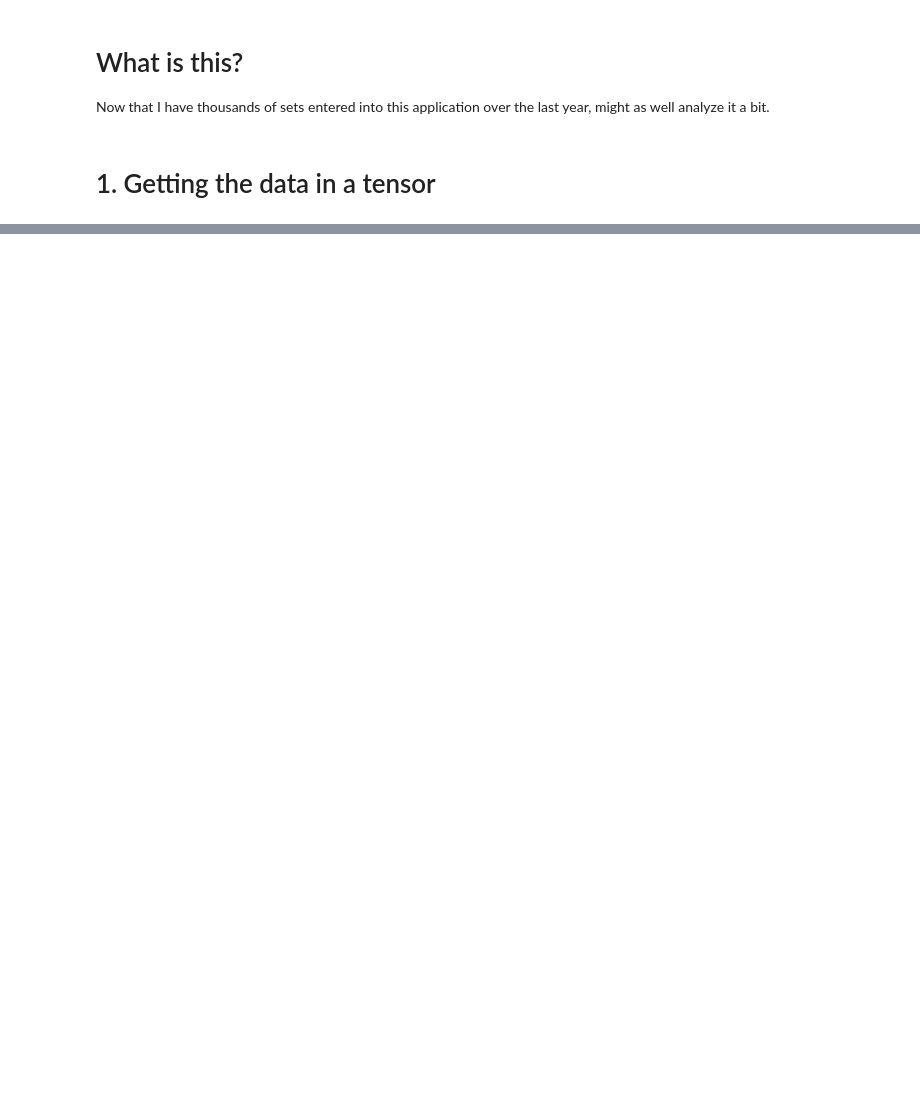
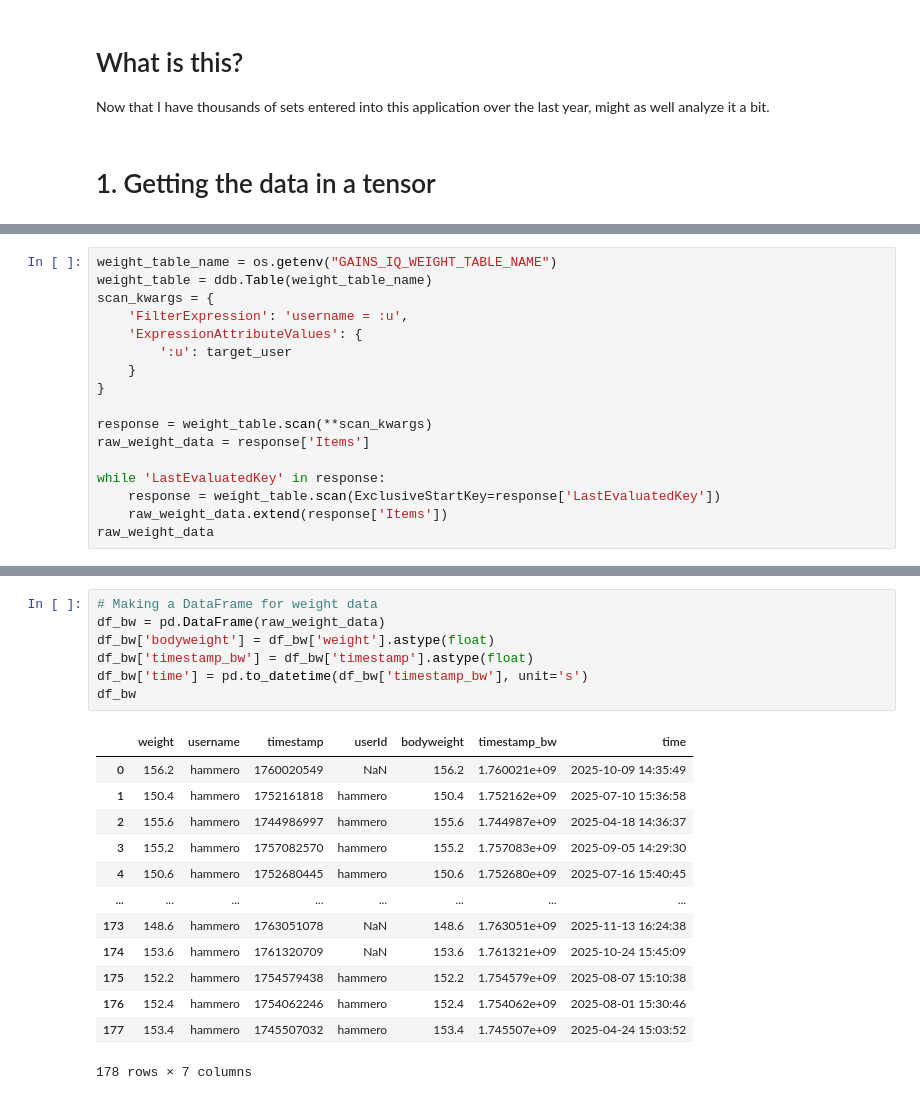
Before and after one commit to robbiehammond/GainsIQ, a Jupyter notebook: analysis/analysis.ipynb, the cells around one changed output, grey strips where cells are left out. Saved outputs shown, nothing was run; the diff lists cells and outputs as text; blank space fills up the shorter version.

```diff
--- a/analysis/analysis.ipynb
+++ b/analysis/analysis.ipynb
@@ -26,3 +27,20 @@ raw_set_data = response['Items']
 while 'LastEvaluatedKey' in response:
     response = sets_table.scan(ExclusiveStartKey=response['LastEvaluatedKey'])
     raw_set_data.extend(response['Items'])
+# %%
+weight_table_name = os.getenv("GAINS_IQ_WEIGHT_TABLE_NAME")
+weight_table = ddb.Table(weight_table_name)
+scan_kwargs = {
+    'FilterExpression': 'username = :u',
+    'ExpressionAttributeValues': {
+        ':u': target_user
+    }
+}
+
+response = weight_table.scan(**scan_kwargs)
+raw_weight_data = response['Items']
+
+while 'LastEvaluatedKey' in response:
+    response = weight_table.scan(ExclusiveStartKey=response['LastEvaluatedKey'])
+    raw_weight_data.extend(response['Items'])
+raw_weight_data
@@ -95,0 +130,21 @@ df
+# %%
+# Making a DataFrame for weight data
+df_bw = pd.DataFrame(raw_weight_data)
+df_bw['bodyweight'] = df_bw['weight'].astype(float)
+df_bw['timestamp_bw'] = df_bw['timestamp'].astype(float)
+df_bw['time'] = pd.to_datetime(df_bw['timestamp_bw'], unit='s')
+df_bw
+# %% [output]
+|  | weight | username | timestamp | userId | bodyweight | timestamp_bw | time |
+| 0 | 156.2 | hammero | 1760020549 | NaN | 156.2 | 1.760021e+09 | 2025-10-09 14:35:49 |
+| 1 | 150.4 | hammero | 1752161818 | hammero | 150.4 | 1.752162e+09 | 2025-07-10 15:36:58 |
+| 2 | 155.6 | hammero | 1744986997 | hammero | 155.6 | 1.744987e+09 | 2025-04-18 14:36:37 |
+| 3 | 155.2 | hammero | 1757082570 | hammero | 155.2 | 1.757083e+09 | 2025-09-05 14:29:30 |
+| 4 | 150.6 | hammero | 1752680445 | hammero | 150.6 | 1.752680e+09 | 2025-07-16 15:40:45 |
+| ... | ... | ... | ... | ... | ... | ... | ... |
+| 173 | 148.6 | hammero | 1763051078 | NaN | 148.6 | 1.763051e+09 | 2025-11-13 16:24:38 |
+| 174 | 153.6 | hammero | 1761320709 | NaN | 153.6 | 1.761321e+09 | 2025-10-24 15:45:09 |
+| 175 | 152.2 | hammero | 1754579438 | hammero | 152.2 | 1.754579e+09 | 2025-08-07 15:10:38 |
+| 176 | 152.4 | hammero | 1754062246 | hammero | 152.4 | 1.754062e+09 | 2025-08-01 15:30:46 |
+| 177 | 153.4 | hammero | 1745507032 | hammero | 153.4 | 1.745507e+09 | 2025-04-24 15:03:52 |
+178 rows × 7 columns
```
Also changed, not shown: parts of 8 cells of this notebook.
